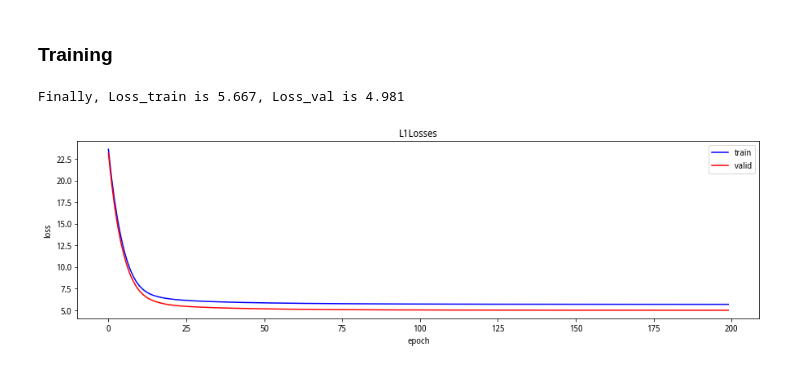
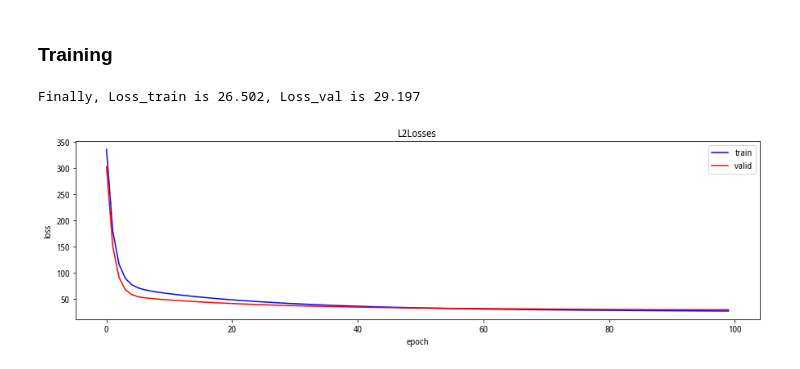
Before and after one commit to OIdiotLin/ML2018-lab, a Jupyter notebook: lab-1/SGD.ipynb, the cells around one changed output. Cells and saved outputs as stored; diff of their text form; code cells hidden in the pictures.

```diff
--- a/lab-1/SGD.ipynb
+++ b/lab-1/SGD.ipynb
@@ -30,7 +30,7 @@ def L2Loss(y, y_):
 def L1Loss(y, y_):
     return np.abs(y-y_)
 
-Loss = L1Loss
+Loss = L2Loss
 # %% [markdown]
 ## Calculate loss initially on validation dataset
 # %%
@@ -45,8 +45,8 @@ mean(loss = 27.506047523858474
 
 ### Hyper-parameters
 # %%
-EPOCH_NUM = 200
-LR = 1e-4
+EPOCH_NUM = 100
+LR = 3e-4
 # BATCH_SIZE = 64
 PENALTY_FACTOR = 0.6
 # %% [markdown]
@@ -62,8 +62,8 @@ for epoch in range(EPOCH_NUM):
     for batch in range(X_train.shape[0]):
         X, y = X_train[batch], y_train[batch]
 
-        grad = X.T.dot(X.dot(w)-y) + PENALTY_FACTOR*w
-        grad = -grad
+        grad = X.T.dot(X.dot(w)-y) #+ PENALTY_FACTOR*w
+        grad = -grad / X.shape[0]
         w += LR * grad
 
     losses_train.append(Loss(X_train.dot(w), y_train).mean())
@@ -72,16 +72,16 @@ for epoch in range(EPOCH_NUM):
 
 print('Finally, Loss_train is {:.3f}, Loss_val is {:.3f}'.format(losses_train[-1], losses_val[-1]))
 # %% [output]
-Finally, Loss_train is 5.667, Loss_val is 4.981
+Finally, Loss_train is 26.502, Loss_val is 29.197
 # %%
 plt.figure(figsize=[15,4])
-plt.title('L1Losses')
+plt.title('L2Losses')
 plt.plot(losses_train, c='b', label='train')
 plt.xlabel('epoch')
 plt.ylabel('loss')
 plt.plot(losses_val, c='r', label='valid')
 plt.legend()
 plt.savefig('sgd-losses.png')
 plt.show()
 # %% [output]
-[figure, old version]
+[figure, new version]
```
Also changed, not shown: parts of 2 cells of this notebook, 4 other files.
